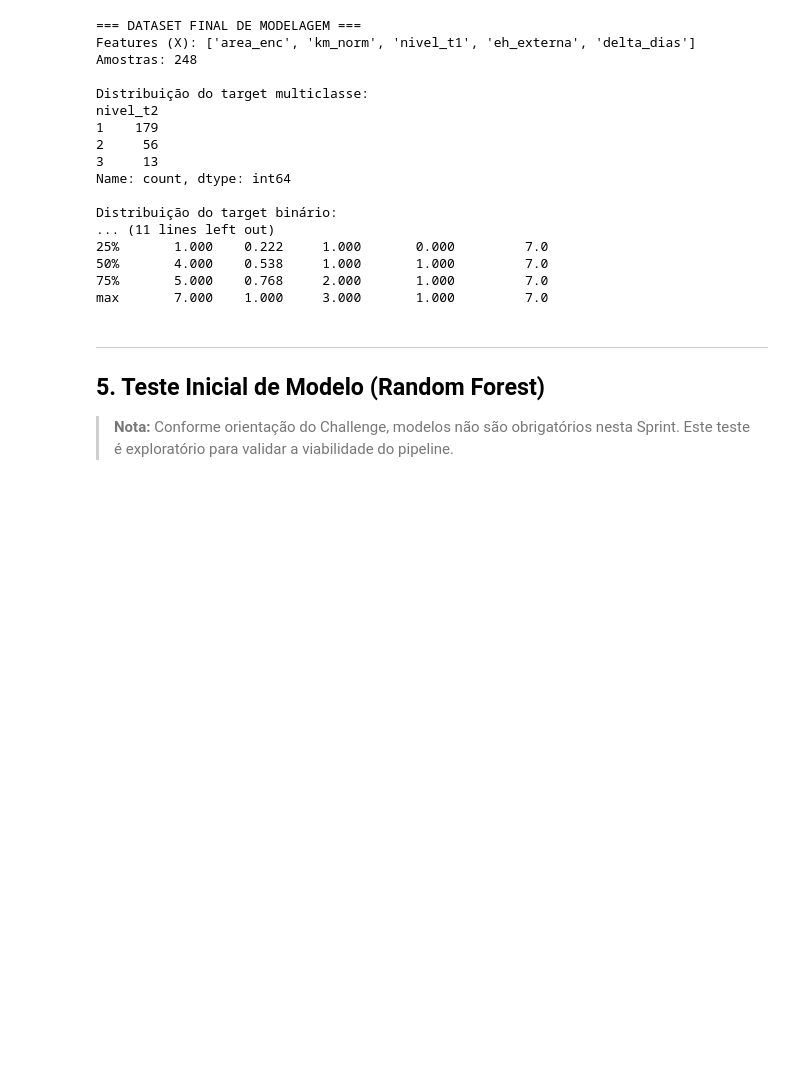
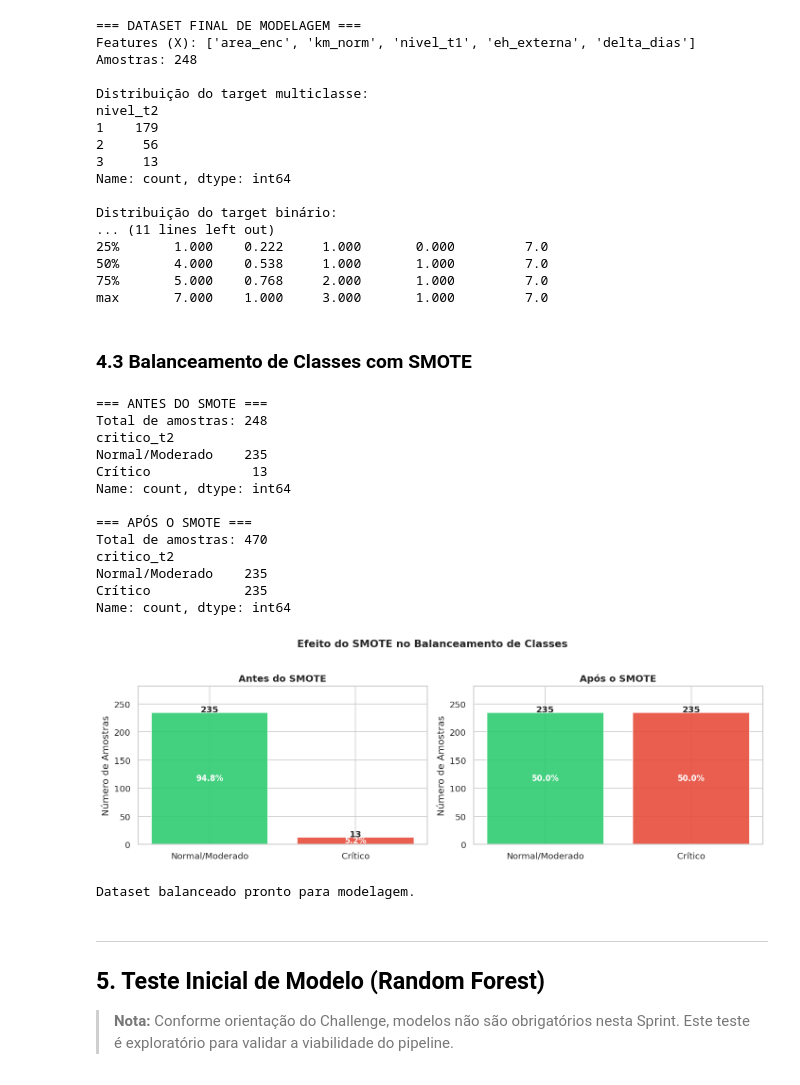
Before and after one commit to Luisin07/Sprint-Data, a Jupyter notebook: Challenge_Motiva_Sprint1_EDA.ipynb, the cells around one changed output. Cells and saved outputs as stored; diff of their text form; code cells hidden in the pictures; blank space fills up the shorter version.

```diff
--- a/Challenge_Motiva_Sprint1_EDA.ipynb
+++ b/Challenge_Motiva_Sprint1_EDA.ipynb
@@ -623,6 +624,69 @@ Distribuição do target binário:
 50%       4.000    0.538     1.000       1.000         7.0
 75%       5.000    0.768     2.000       1.000         7.0
 max       7.000    1.000     3.000       1.000         7.0
+# %% [markdown]
+### 4.3 Balanceamento de Classes com SMOTE
+# %%
+from imblearn.over_sampling import SMOTE
+
+print('=== ANTES DO SMOTE ===')
+print(f'Total de amostras: {len(X)}')
+print(y_bin.value_counts().rename({0: 'Normal/Moderado', 1: 'Crítico'}))
+
+# Aplicar SMOTE — gera amostras sintéticas da classe minoritária
+smote = SMOTE(random_state=42)
+X_res, y_res = smote.fit_resample(X, y_bin)
+
+print(f'\n=== APÓS O SMOTE ===')
+print(f'Total de amostras: {len(X_res)}')
+import pandas as pd
+print(pd.Series(y_res).value_counts().rename({0: 'Normal/Moderado', 1: 'Crítico'}))
+
+# Visualização: antes vs depois
+fig, axes = plt.subplots(1, 2, figsize=(12, 4))
+
+cores = ['#2ecc71', '#e74c3c']
+labels = ['Normal/Moderado', 'Crítico']
+
+for ax, (y_plot, titulo) in zip(axes, [
+    (y_bin, 'Antes do SMOTE'),
+    (pd.Series(y_res), 'Após o SMOTE')
+]):
+    contagem = y_plot.value_counts().sort_index()
+    bars = ax.bar(labels, contagem.values, color=cores, edgecolor='white', alpha=0.9)
+    for bar, v in zip(bars, contagem.values):
+        ax.text(bar.get_x() + bar.get_width()/2, bar.get_height() + 0.3,
+                str(v), ha='center', fontweight='bold', fontsize=11)
+    ax.set_title(titulo, fontsize=12, fontweight='bold')
+    ax.set_ylabel('Número de Amostras')
+    ax.set_ylim(0, max(contagem.values) * 1.2)
+    total = contagem.sum()
+    for bar, v in zip(bars, contagem.values):
+        ax.text(bar.get_x() + bar.get_width()/2, bar.get_height()/2,
+                f'{v/total*100:.1f}%', ha='center', va='center',
+                color='white', fontweight='bold', fontsize=10)
+
+plt.suptitle('Efeito do SMOTE no Balanceamento de Classes', fontsize=13, fontweight='bold', y=1.02)
+plt.tight_layout()
+plt.savefig('fig_smote.png', bbox_inches='tight')
+plt.show()
+print('\nDataset balanceado pronto para modelagem.')
+# %% [output]
+=== ANTES DO SMOTE ===
+Total de amostras: 248
+critico_t2
+Normal/Moderado    235
+Crítico             13
+Name: count, dtype: int64
+
+=== APÓS O SMOTE ===
+Total de amostras: 470
+critico_t2
+Normal/Moderado    235
+Crítico            235
+Name: count, dtype: int64
+[figure, added]
+Dataset balanceado pronto para modelagem.
 # %% [markdown]
 ---
 ## 5. Teste Inicial de Modelo (Random Forest)
```
Also changed, not shown: parts of 3 cells of this notebook, 1 other file.
